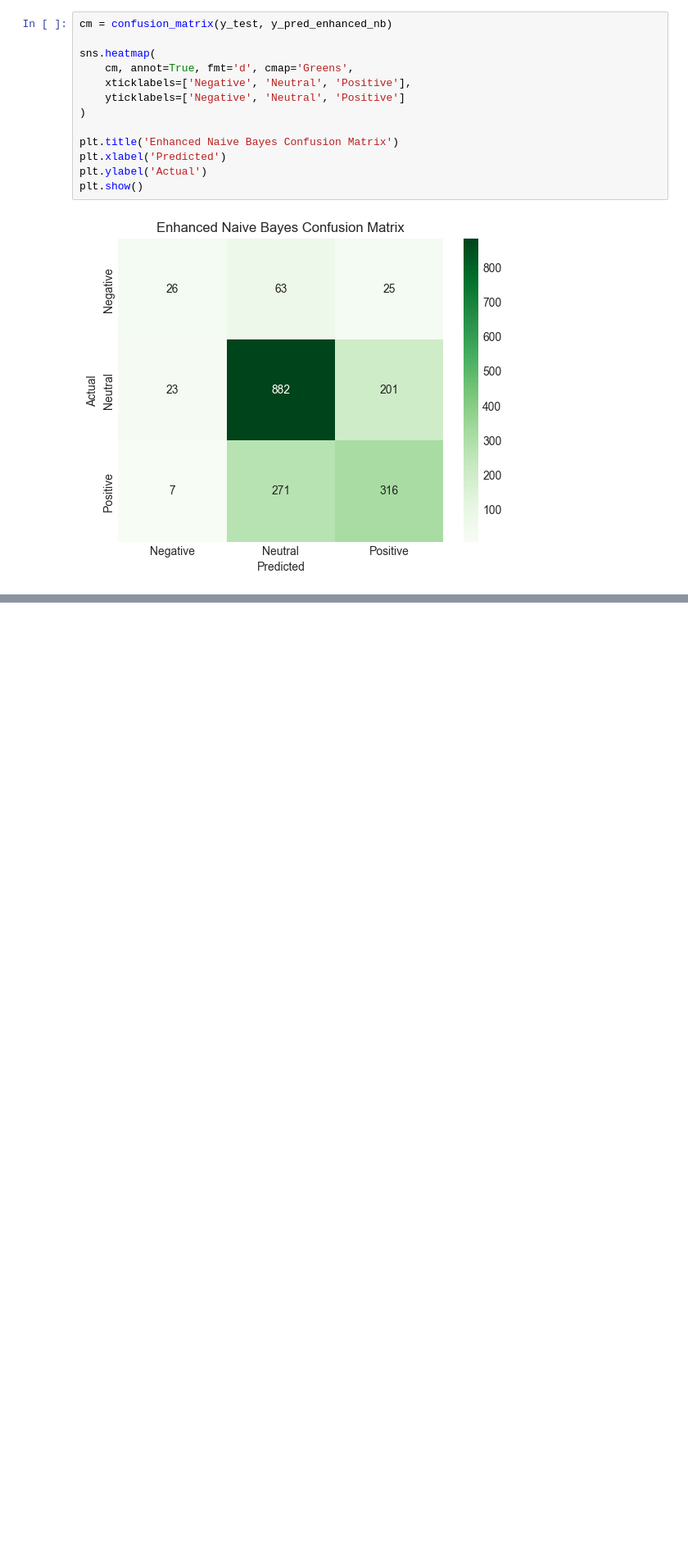
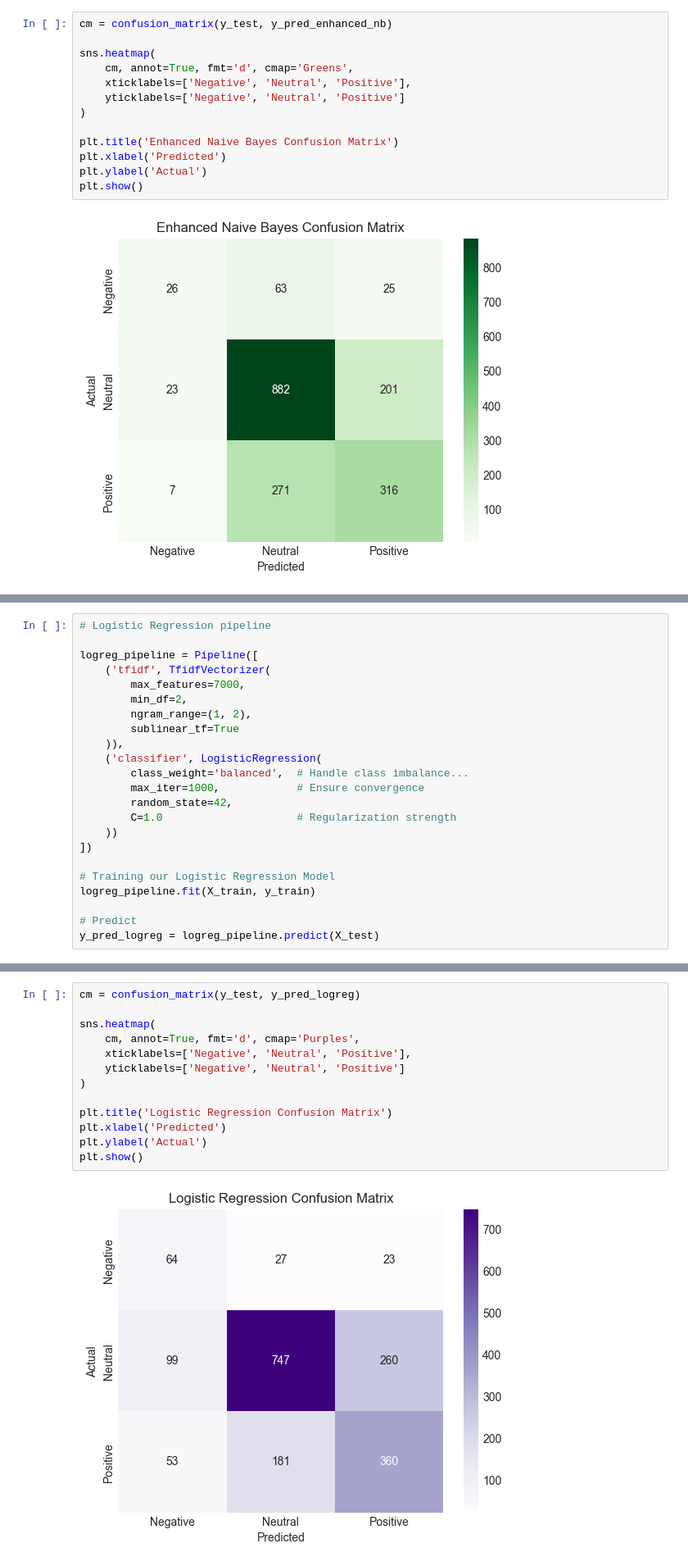
Before and after one commit to salmamwende-code/group1, a Jupyter notebook: notebooks/Steve.ipynb, the cells around one changed output, grey strips where cells are left out. Shown at 82% size. Cells and saved outputs as stored; diff of their text form; blank space fills up the shorter version.

Commit message:
Logistic Regression Confusion Matrix

```diff
--- a/notebooks/Steve.ipynb
+++ b/notebooks/Steve.ipynb
@@ -893,0 +904,23 @@ plt.show()
+# %%
+# Logistic Regression pipeline
+
+logreg_pipeline = Pipeline([
+    ('tfidf', TfidfVectorizer(
+        max_features=7000,
+        min_df=2,
+        ngram_range=(1, 2),
+        sublinear_tf=True
+    )),
+    ('classifier', LogisticRegression(
+        class_weight='balanced',  # Handle class imbalance...
+        max_iter=1000,            # Ensure convergence
+        random_state=42,
+        C=1.0                     # Regularization strength
+    ))
+])
+
+# Training our Logistic Regression Model
+logreg_pipeline.fit(X_train, y_train)
+
+# Predict
+y_pred_logreg = logreg_pipeline.predict(X_test)
@@ -893,0 +951,15 @@ plt.show()
+# %%
+cm = confusion_matrix(y_test, y_pred_logreg)
+
+sns.heatmap(
+    cm, annot=True, fmt='d', cmap='Purples',
+    xticklabels=['Negative', 'Neutral', 'Positive'],
+    yticklabels=['Negative', 'Neutral', 'Positive']
+)
+
+plt.title('Logistic Regression Confusion Matrix')
+plt.xlabel('Predicted')
+plt.ylabel('Actual')
+plt.show()
+# %% [output]
+[figure, added]
```
Also changed, not shown: parts of 2 cells of this notebook.
